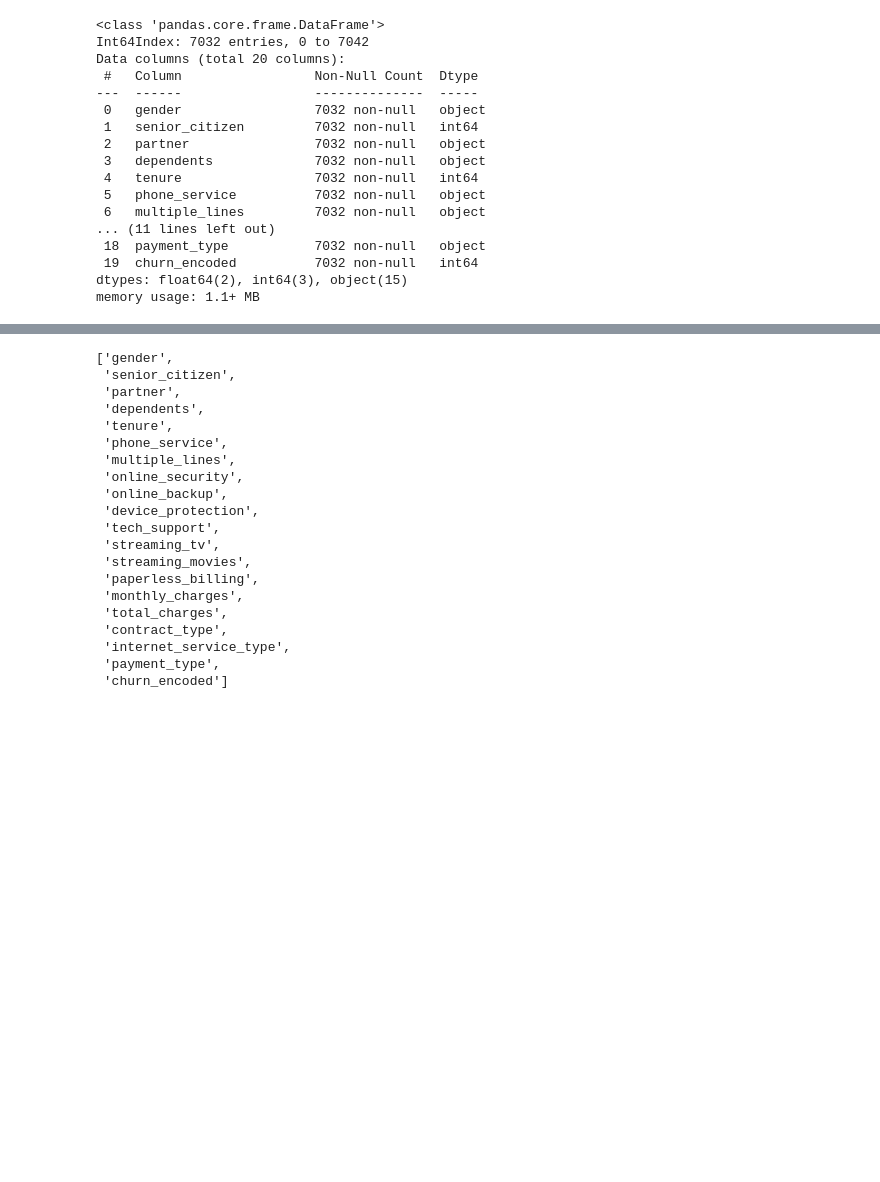
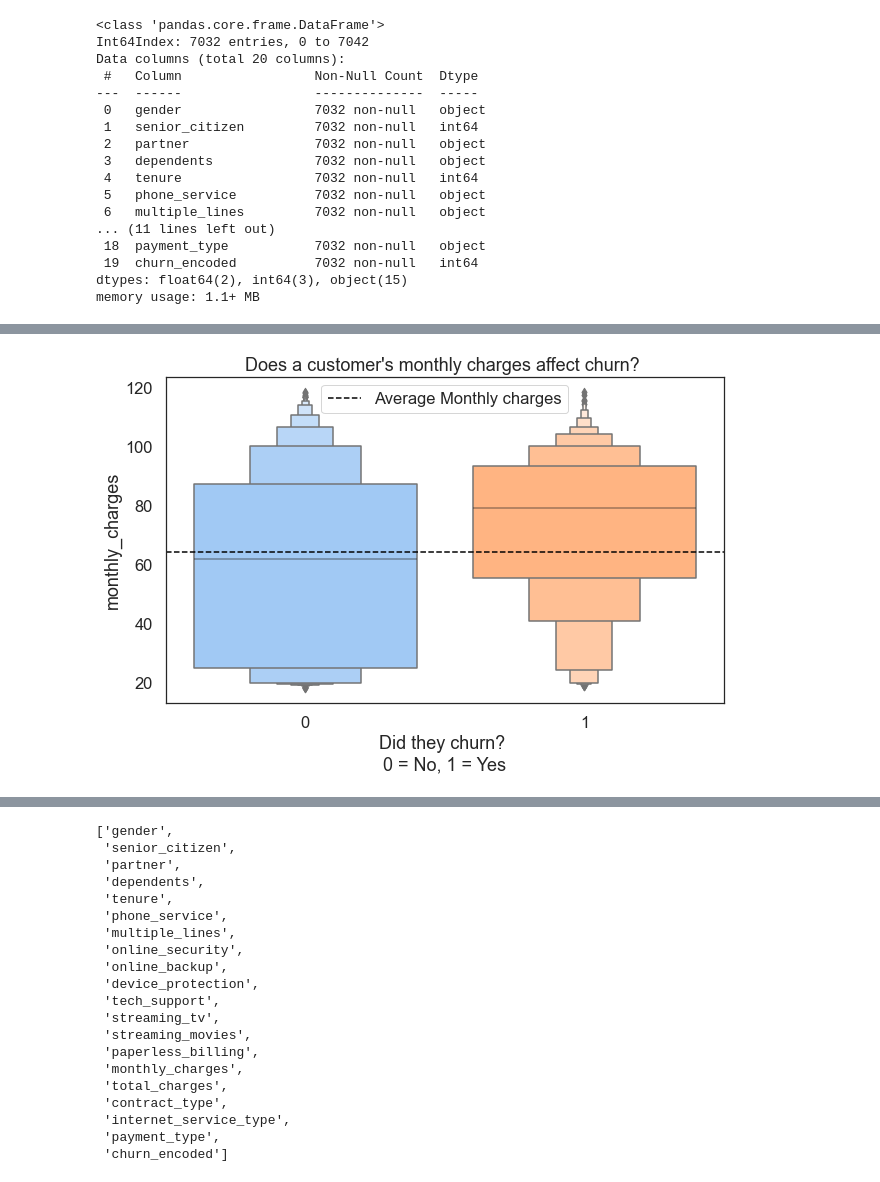
Before and after one commit to markydoug/classification-project, a Jupyter notebook: draft.ipynb, the cells around one changed output, grey strips where cells are left out. Drawn from its saved outputs; the diff is of its cells as text; code cells hidden in the pictures; blank space fills up the shorter version.

```diff
--- a/draft.ipynb
+++ b/draft.ipynb
@@ -93,0 +94,31 @@ train.shape, validate.shape, test.shape
+# %%
+def split_churn(train):
+    #split data for exploration into a dataframe that shows all info on those who churned
+    train_churn = train[train.churn_encoded == 1]
+
+    #and a dataframe that show all info on those who didn't churn
+    train_no_churn = train[train.churn_encoded == 0]
+
+    return train_churn, train_no_churn
+# %%
+#split data for plotting
+train_churn, train_no_churn = split_churn(train)
+
+#increase font size
+sns.set(font_scale=1.5)
+#set plot style
+sns.set_style('white')
+
+#set size of the graphs
+fig, ax = plt.subplots(1,1, figsize=(10,6))
+
+#plot boxenplot to compare monthly charges with churn
+average = train["monthly_charges"].mean()
+sns.boxenplot(data=train, x='churn_encoded', y="monthly_charges", palette='pastel', saturation=1)
+plt.title("Does a customer's monthly charges affect churn? ")
+plt.axhline(average, ls='--', color='black', label= 'Average Monthly charges')
+plt.xlabel(xlabel="Did they churn? \n0 = No, 1 = Yes")
+plt.legend(loc='upper center', frameon=True)
+plt.show()
+# %% [output]
+[figure, added]
```
Also changed, not shown: parts of 23 cells of this notebook.
